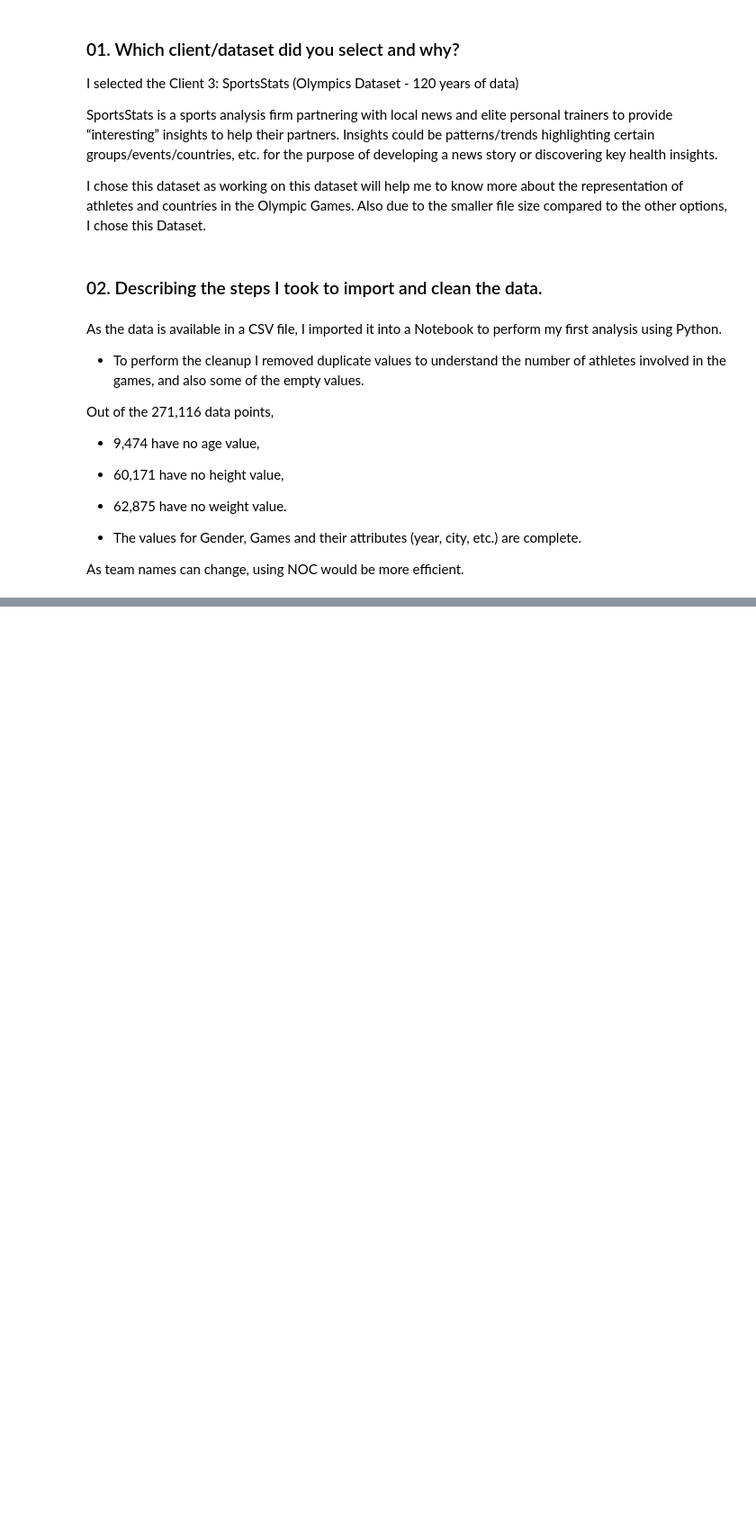
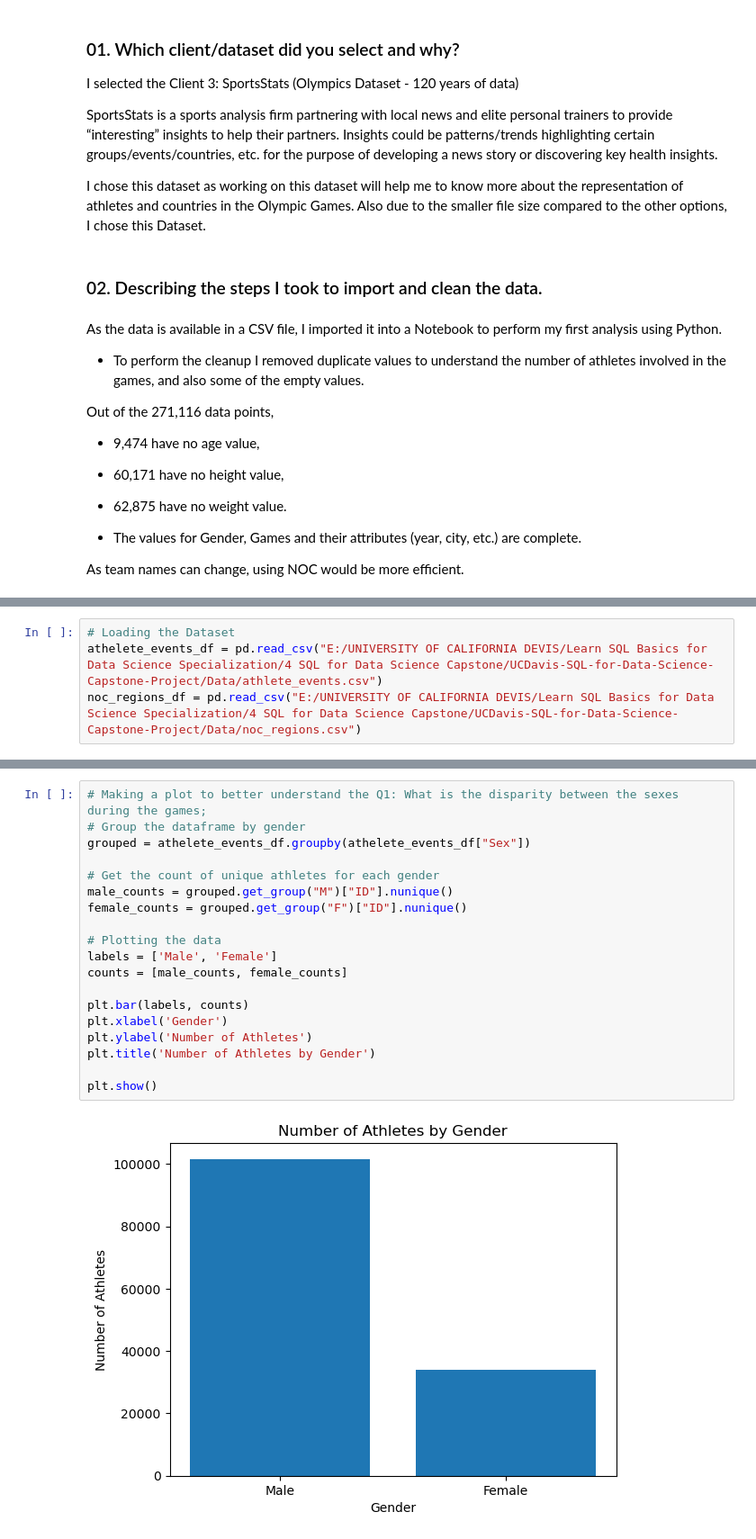
Before and after one commit to GaurabKundu1/UCDavis-SQL-for-Data-Science-Capstone-Project, a Jupyter notebook: Week 1/MileStone_1.ipynb, the cells around one changed output, grey strips where cells are left out. Shown at 90% size. Cells and saved outputs as stored; diff of their text form; blank space fills up the shorter version.

```diff
--- a/Week 1/MileStone_1.ipynb
+++ b/Week 1/MileStone_1.ipynb
@@ -62,0 +68,4 @@ As team names can change, using NOC would be more efficient.
+# %%
+# Loading the Dataset
+athelete_events_df = pd.read_csv("E:/UNIVERSITY OF CALIFORNIA DEVIS/Learn SQL Basics for Data Science Specialization/4 SQL for Data Science Capstone/UCDavis-SQL-for-Data-Science-Capstone-Project/Data/athlete_events.csv")
+noc_regions_df = pd.read_csv("E:/UNIVERSITY OF CALIFORNIA DEVIS/Learn SQL Basics for Data Science Specialization/4 SQL for Data Science Capstone/UCDavis-SQL-for-Data-Science-Capstone-Project/Data/noc_regions.csv")
@@ -62,0 +125,21 @@ As team names can change, using NOC would be more efficient.
+# %%
+# Making a plot to better understand the Q1: What is the disparity between the sexes during the games;
+# Group the dataframe by gender
+grouped = athelete_events_df.groupby(athelete_events_df["Sex"])
+
+# Get the count of unique athletes for each gender
+male_counts = grouped.get_group("M")["ID"].nunique()
+female_counts = grouped.get_group("F")["ID"].nunique()
+
+# Plotting the data
+labels = ['Male', 'Female']
+counts = [male_counts, female_counts]
+
+plt.bar(labels, counts)
+plt.xlabel('Gender')
+plt.ylabel('Number of Athletes')
+plt.title('Number of Athletes by Gender')
+
+plt.show()
+# %% [output]
+[figure, added]
```
Also changed, not shown: parts of 13 cells of this notebook.
